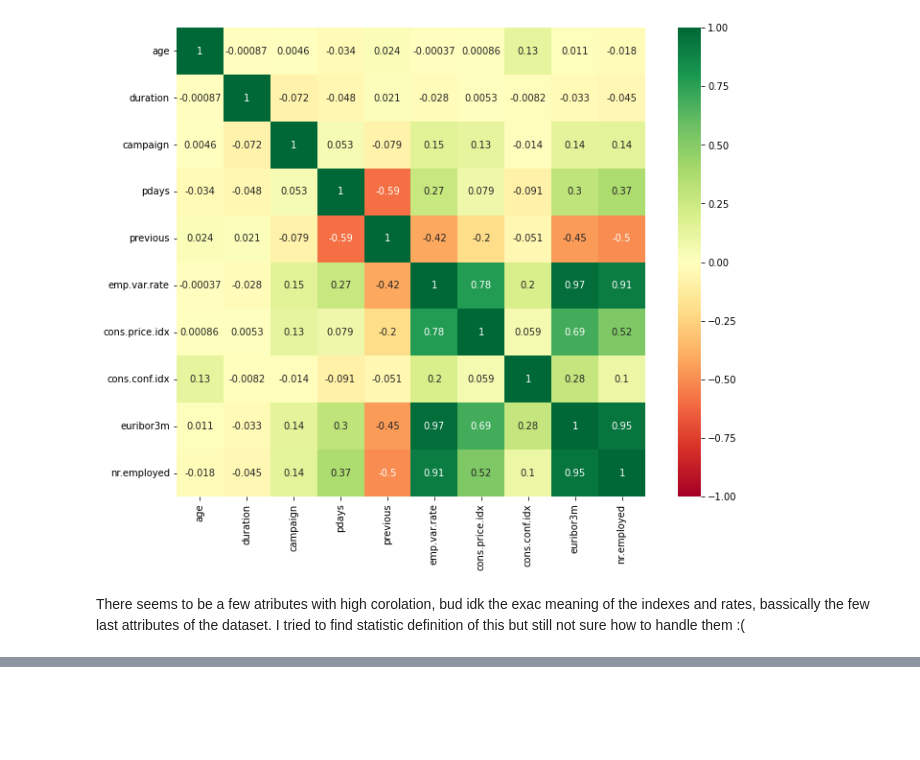
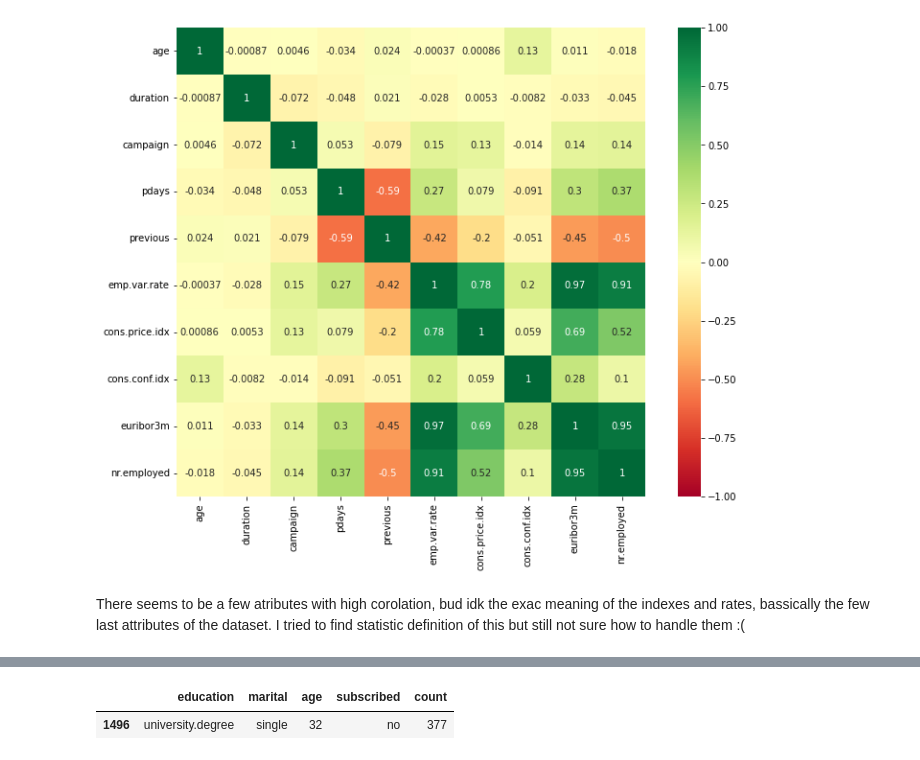
Before and after one commit to smidlma/zsu, a Jupyter notebook: project/smi0116.ipynb, the cells around one changed output, grey strips where cells are left out. Cells and saved outputs as stored; diff of their text form; code cells hidden in the pictures; blank space fills up the shorter version.

```diff
--- a/project/smi0116.ipynb
+++ b/project/smi0116.ipynb
@@ -601,0 +656,3 @@ There seems to be a few atributes with high corolation, bud idk the exac meaning
+# %%
+df_no = df_agg.loc[df_agg.subscribed == 'no']
+df_no['count'].describe()
@@ -602,3 +669,8 @@ There seems to be a few atributes with high corolation, bud idk the exac meaning
+# %%
+df_no.loc[df_no['count'] == df_no['count'].max()]
+# %% [output]
+|  | education | marital | age | subscribed | count |
+| 1496 | university.degree | single | 32 | no | 377 |
 # %% [markdown]
 # Summary
 
```
Also changed, not shown: parts of 16 cells of this notebook.
